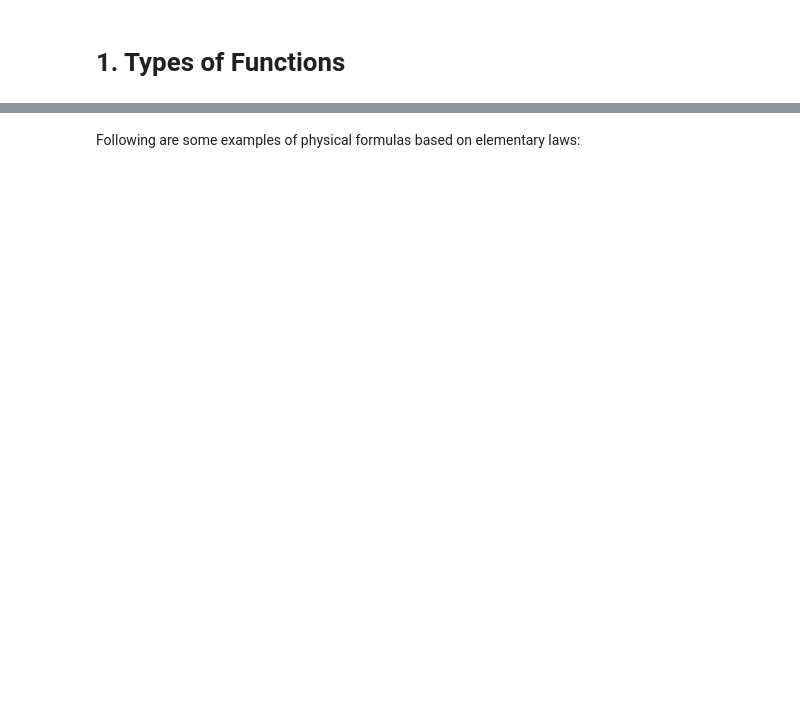
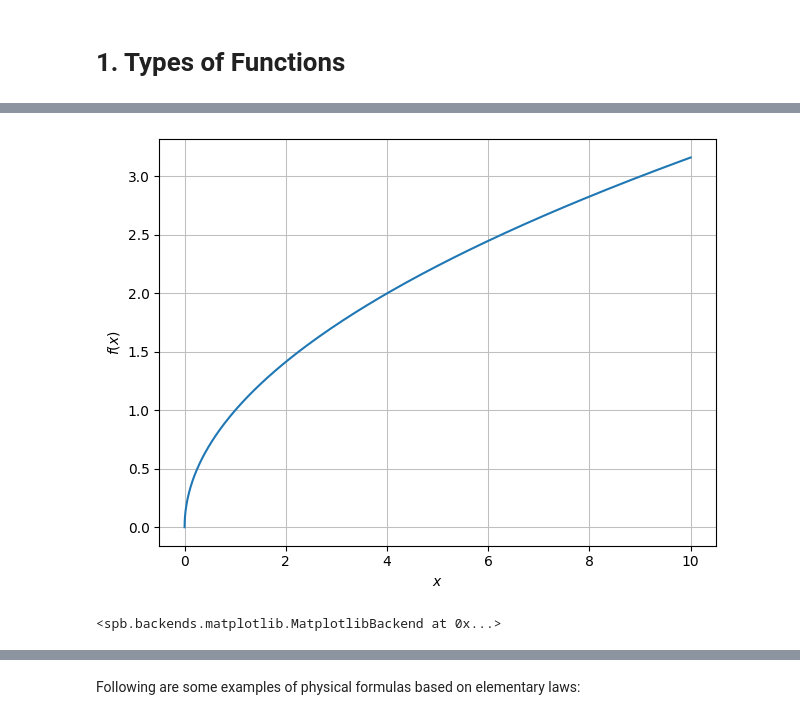
Before and after one commit to James-G-Hill/Sympy-Companion-to-Mathematics-Form-and-Function, a Jupyter notebook: ch05_functions_transformations_groups/01_types_of_functions.ipynb, the cells around one changed output, grey strips where cells are left out. Cells and saved outputs as stored; diff of their text form; code cells hidden in the pictures; blank space fills up the shorter version.

```diff
--- a/ch05_functions_transformations_groups/01_types_of_functions.ipynb
+++ b/ch05_functions_transformations_groups/01_types_of_functions.ipynb
@@ -65,0 +76,7 @@ print(multiple_operation_demonstration(-1))
+# %%
+f6 = sqrt(x)
+
+plot(f6)
+# %% [output]
+[figure, added]
+<spb.backends.matplotlib.MatplotlibBackend at 0x...>
```
Also changed, not shown: parts of 27 cells of this notebook.
